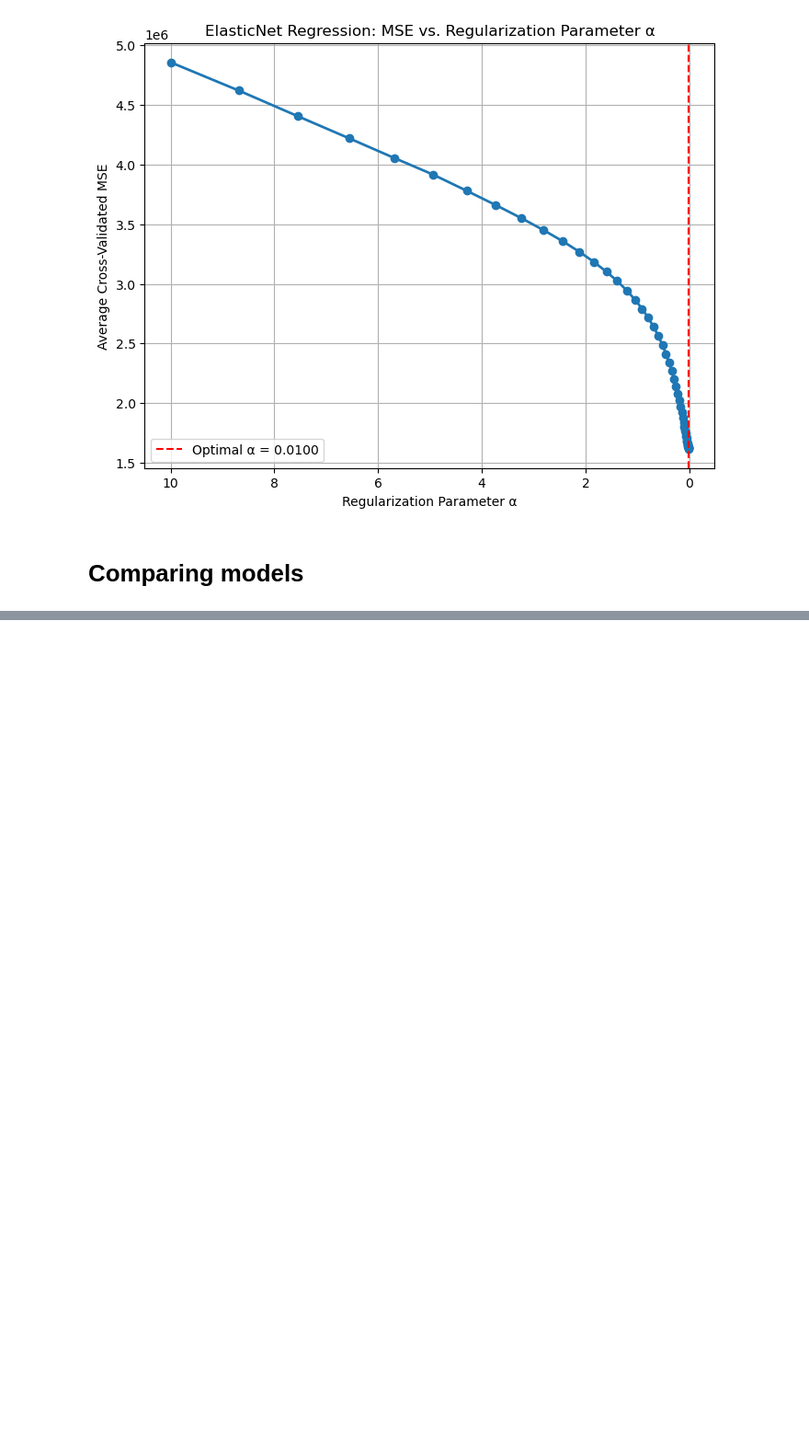
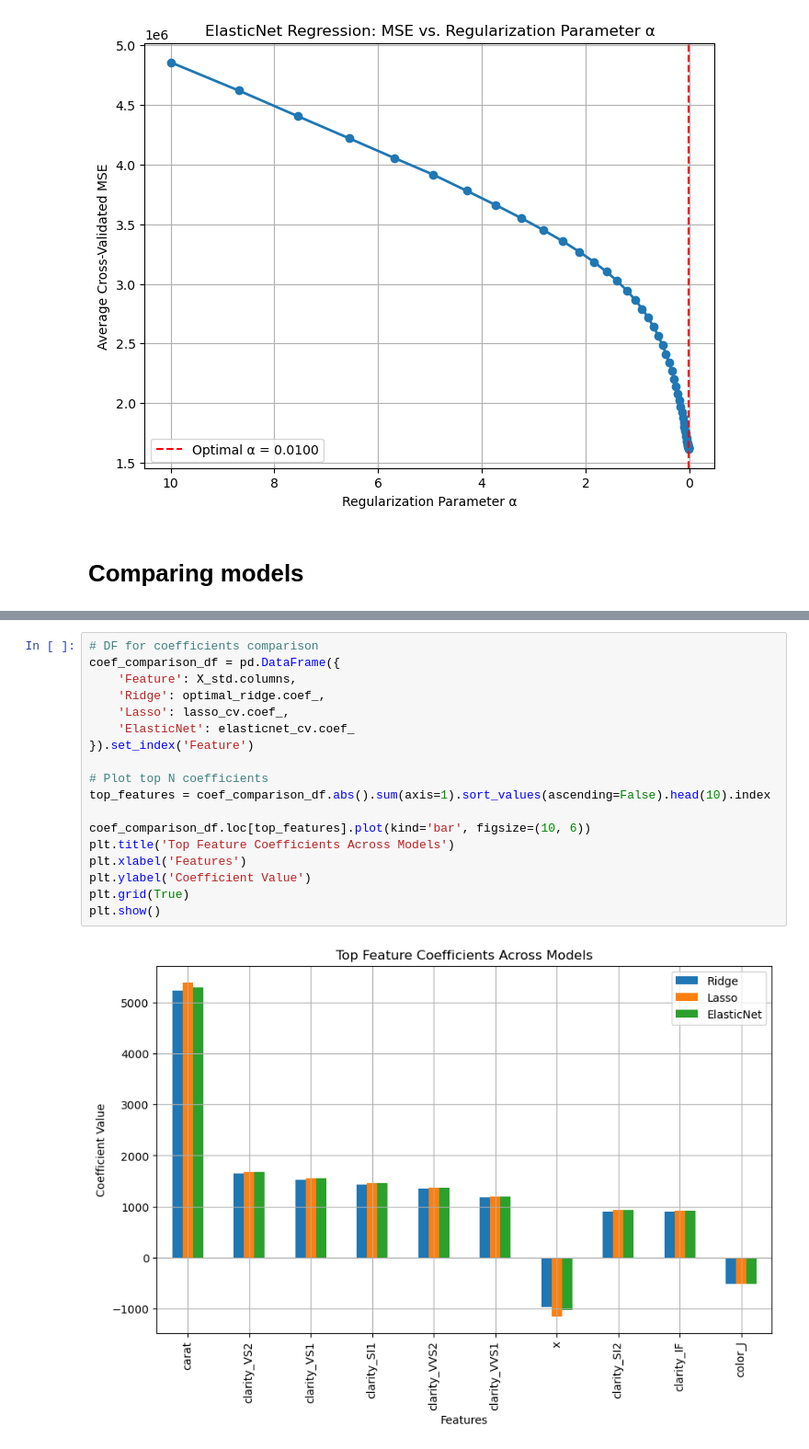
Before and after one commit to ThomasSchiolerH/Machine-Learning-And-Data-Mining, a Jupyter notebook: Project 1 & 2/project.ipynb, the cells around one changed output, grey strips where cells are left out. Shown at 92% size. Cells and saved outputs as stored; diff of their text form; blank space fills up the shorter version.

```diff
--- a/Project 1 & 2/project.ipynb
+++ b/Project 1 & 2/project.ipynb
@@ -855,0 +768,20 @@ ElasticNet results:  {0.001: 2563379.7344698026, 0.101: 2550801.7782425587, 0.20
+# %%
+# DF for coefficients comparison
+coef_comparison_df = pd.DataFrame({
+    'Feature': X_std.columns,
+    'Ridge': optimal_ridge.coef_,
+    'Lasso': lasso_cv.coef_,
+    'ElasticNet': elasticnet_cv.coef_
+}).set_index('Feature')
+
+# Plot top N coefficients
+top_features = coef_comparison_df.abs().sum(axis=1).sort_values(ascending=False).head(10).index
+
+coef_comparison_df.loc[top_features].plot(kind='bar', figsize=(10, 6))
+plt.title('Top Feature Coefficients Across Models')
+plt.xlabel('Features')
+plt.ylabel('Coefficient Value')
+plt.grid(True)
+plt.show()
+# %% [output]
+[figure, added]
```
Also changed, not shown: parts of 15 cells of this notebook.
